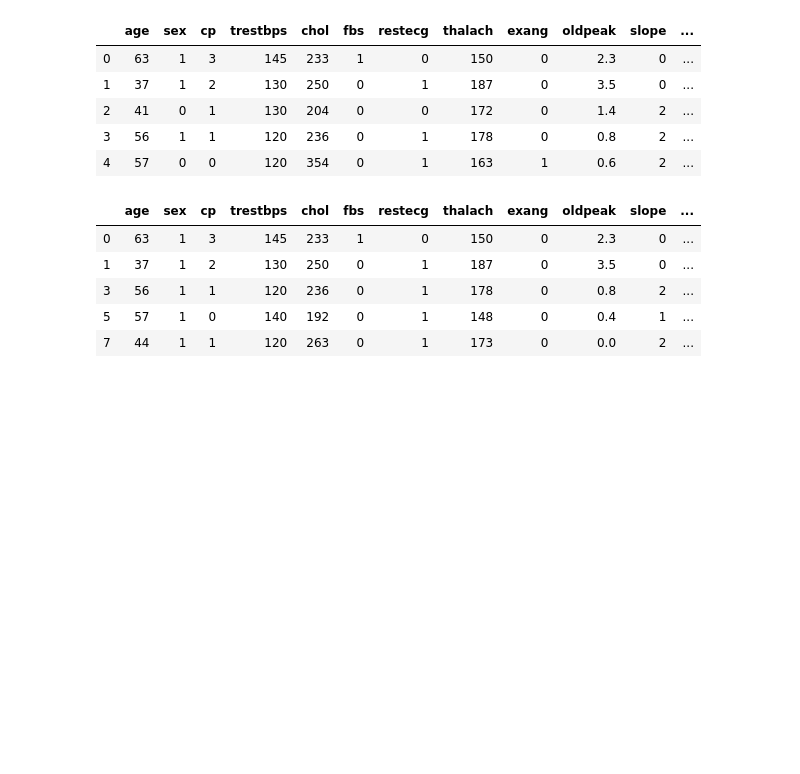
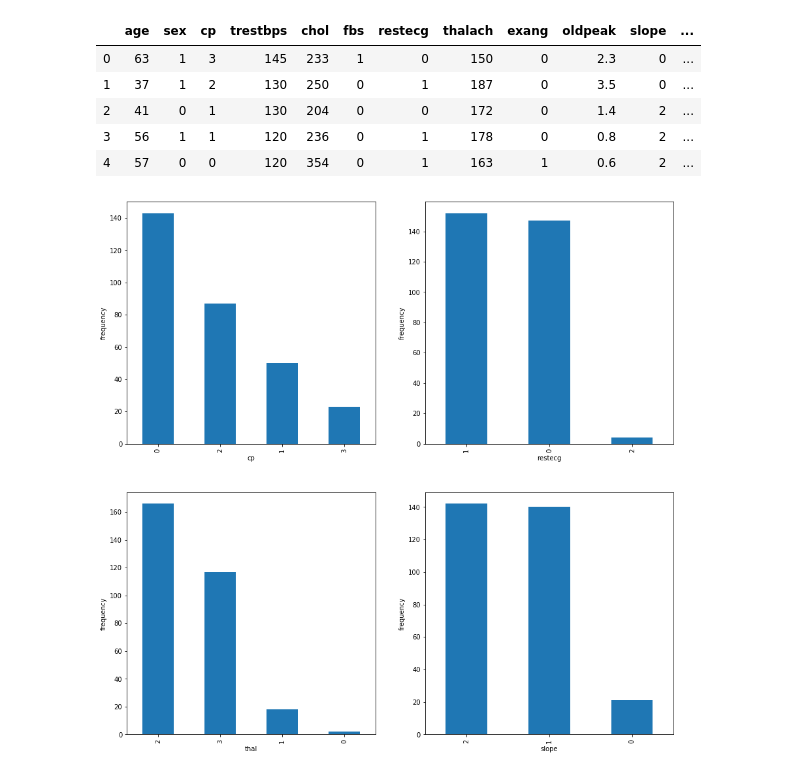
Before and after one commit to p-shubham/Heart-Disease-Analytics, a Jupyter notebook: HeartDisease.ipynb, the cells around one changed output. Saved outputs shown, nothing was run; the diff lists cells and outputs as text; code cells hidden in the pictures; blank space fills up the shorter version.

```diff
--- a/HeartDisease.ipynb
+++ b/HeartDisease.ipynb
@@ -13,14 +13,3 @@ dataset.head()
 | 2 | 41 | 0 | 1 | 130 | 204 | 0 | 0 | 172 | 0 | 1.4 | 2 | ... |
 | 3 | 56 | 1 | 1 | 120 | 236 | 0 | 1 | 178 | 0 | 0.8 | 2 | ... |
 | 4 | 57 | 0 | 0 | 120 | 354 | 0 | 1 | 163 | 1 | 0.6 | 2 | ... |
-# %%
-dataset_male = dataset[dataset['sex'] == 1]
-dataset_female = dataset[dataset['sex'] == 0]
-dataset_male.head()
-# %% [output]
-|  | age | sex | cp | trestbps | chol | fbs | restecg | thalach | exang | oldpeak | slope | ... |
-| 0 | 63 | 1 | 3 | 145 | 233 | 1 | 0 | 150 | 0 | 2.3 | 0 | ... |
-| 1 | 37 | 1 | 2 | 130 | 250 | 0 | 1 | 187 | 0 | 3.5 | 0 | ... |
-| 3 | 56 | 1 | 1 | 120 | 236 | 0 | 1 | 178 | 0 | 0.8 | 2 | ... |
-| 5 | 57 | 1 | 0 | 140 | 192 | 0 | 1 | 148 | 0 | 0.4 | 1 | ... |
-| 7 | 44 | 1 | 1 | 120 | 263 | 0 | 1 | 173 | 0 | 0.0 | 2 | ... |
@@ -28,0 +16,33 @@ dataset_male.head()
+# %%
+X = dataset.iloc[:,:-1]
+y = dataset.iloc[:,-1]
+# %%
+#dealing with categorical variables
+#plotting frequnecies of {cp,restecg,thal,slope}
+var = ["cp","restecg","thal","slope"]
+plt.figure(figsize = (15,15))
+gs = plt.GridSpec(2,2)
+
+plt.subplot(gs[0,0])
+X[var[0]].value_counts().plot(kind = 'bar')
+plt.xlabel('cp')
+plt.ylabel('frequency')
+
+plt.subplot(gs[0,1])
+X[var[1]].value_counts().plot(kind = 'bar')
+plt.xlabel('restecg')
+plt.ylabel('frequency')
+
+plt.subplot(gs[1,0])
+X[var[2]].value_counts().plot(kind = 'bar')
+plt.xlabel('thal')
+plt.ylabel('frequency')
+
+plt.subplot(gs[1,1])
+X[var[3]].value_counts().plot(kind = 'bar')
+plt.xlabel('slope')
+plt.ylabel('frequency')
+
+plt.show()
+# %% [output]
+[figure, added]
```
Also changed, not shown: parts of 7 cells of this notebook.
